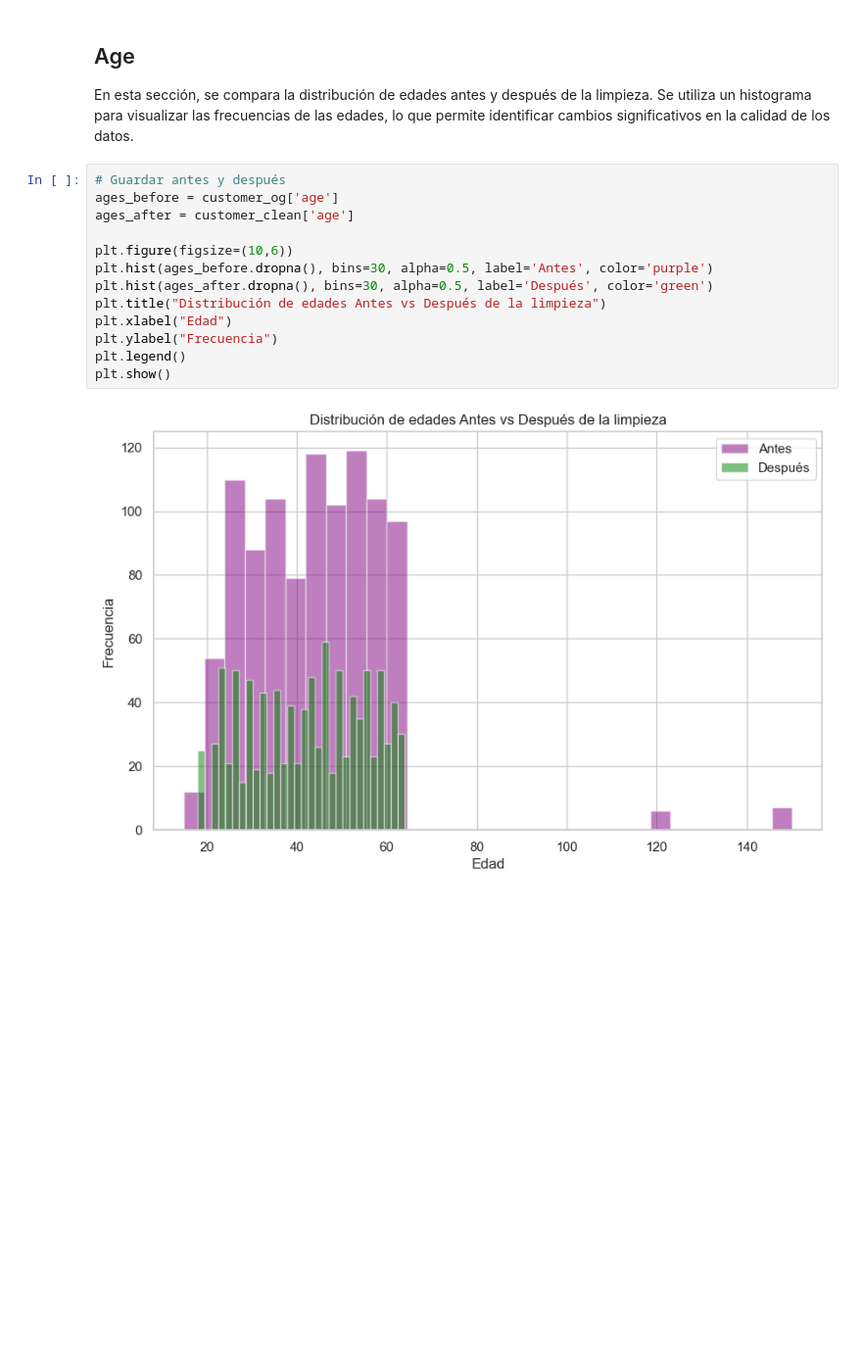
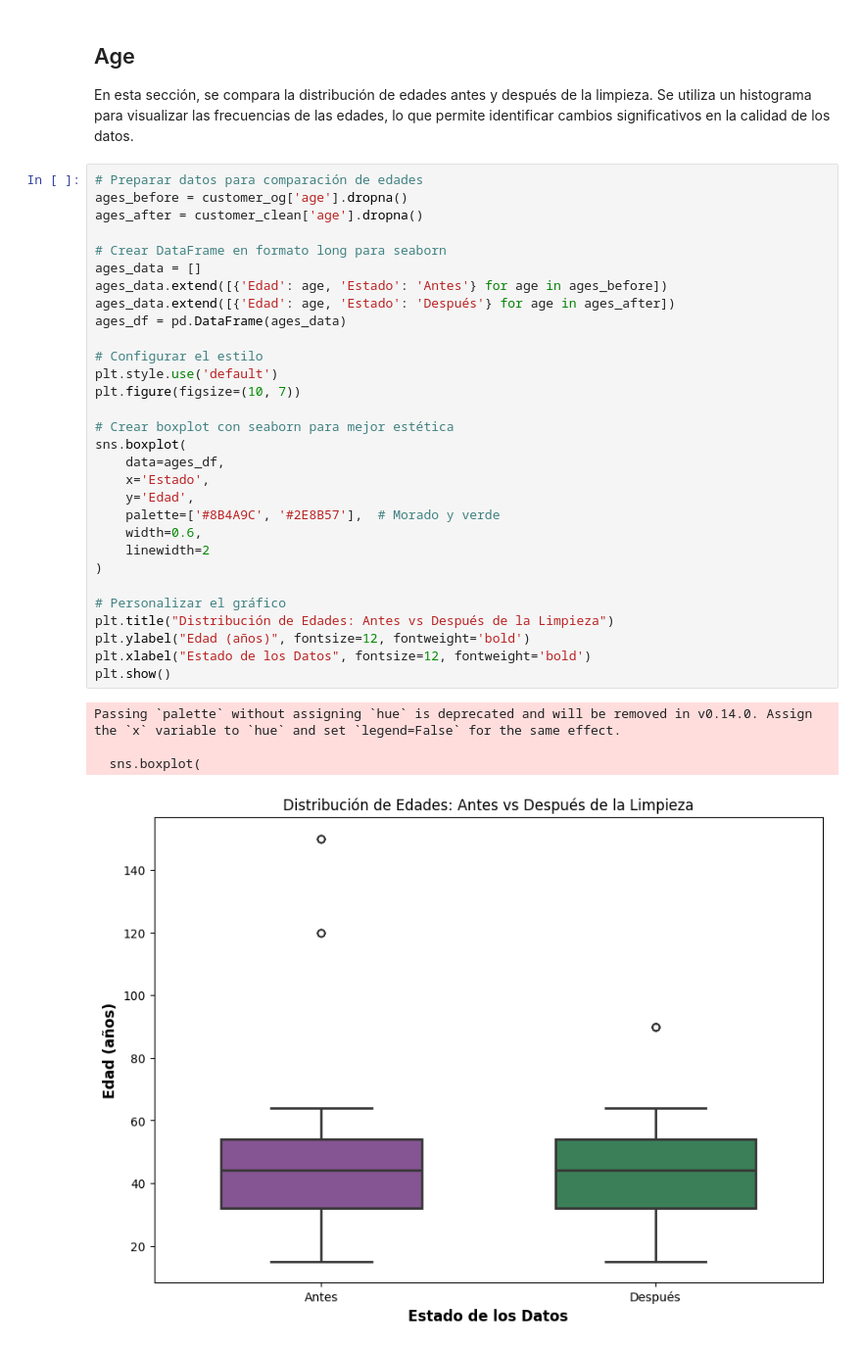
Before and after one commit to JuanHoyos329/lab6, a Jupyter notebook: visualization.ipynb, the cells around one changed output. Shown at 98% size. Cells and saved outputs as stored; diff of their text form; blank space fills up the shorter version.

```diff
--- a/visualization.ipynb
+++ b/visualization.ipynb
@@ -212,18 +142,38 @@ En esta sección, se analizarán los datos relacionados con los correos electró
 ## Age
 
 En esta sección, se compara la distribución de edades antes y después de la limpieza. Se utiliza un histograma para visualizar las frecuencias de las edades, lo que permite identificar cambios significativos en la calidad de los datos.
-# %%
-# Guardar antes y después
-ages_before = customer_og['age']
-ages_after = customer_clean['age']
-
-plt.figure(figsize=(10,6))
-plt.hist(ages_before.dropna(), bins=30, alpha=0.5, label='Antes', color='purple')
-plt.hist(ages_after.dropna(), bins=30, alpha=0.5, label='Después', color='green')
-plt.title("Distribución de edades Antes vs Después de la limpieza")
-plt.xlabel("Edad")
-plt.ylabel("Frecuencia")
-plt.legend()
-plt.show()
-# %% [output]
-[figure, removed]
+# %%
+# Preparar datos para comparación de edades
+ages_before = customer_og['age'].dropna()
+ages_after = customer_clean['age'].dropna()
+
+# Crear DataFrame en formato long para seaborn
+ages_data = []
+ages_data.extend([{'Edad': age, 'Estado': 'Antes'} for age in ages_before])
+ages_data.extend([{'Edad': age, 'Estado': 'Después'} for age in ages_after])
+ages_df = pd.DataFrame(ages_data)
+
+# Configurar el estilo
+plt.style.use('default')
+plt.figure(figsize=(10, 7))
+
+# Crear boxplot con seaborn para mejor estética
+sns.boxplot(
+    data=ages_df,
+    x='Estado',
+    y='Edad',
+    palette=['#8B4A9C', '#2E8B57'],  # Morado y verde
+    width=0.6,
+    linewidth=2
+)
+
+# Personalizar el gráfico
+plt.title("Distribución de Edades: Antes vs Después de la Limpieza")
+plt.ylabel("Edad (años)", fontsize=12, fontweight='bold')
+plt.xlabel("Estado de los Datos", fontsize=12, fontweight='bold')
+plt.show()
+# %% [output]
+Passing `palette` without assigning `hue` is deprecated and will be removed in v0.14.0. Assign the `x` variable to `hue` and set `legend=False` for the same effect.
+
+  sns.boxplot(
+[figure, added]
```
Also changed, not shown: parts of 11 cells of this notebook, 5 other files.
